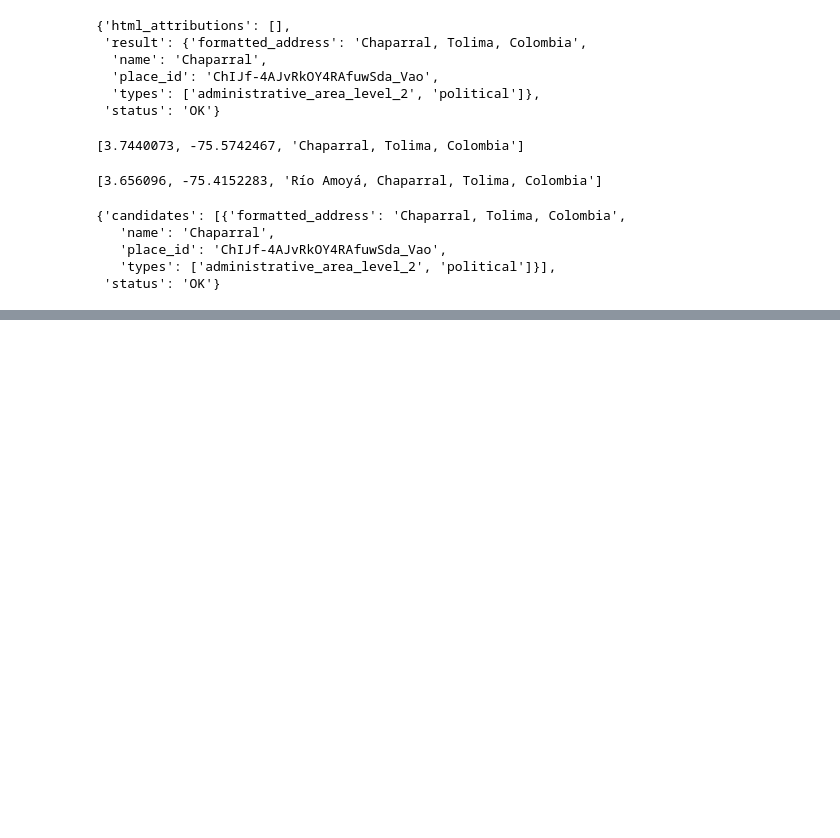
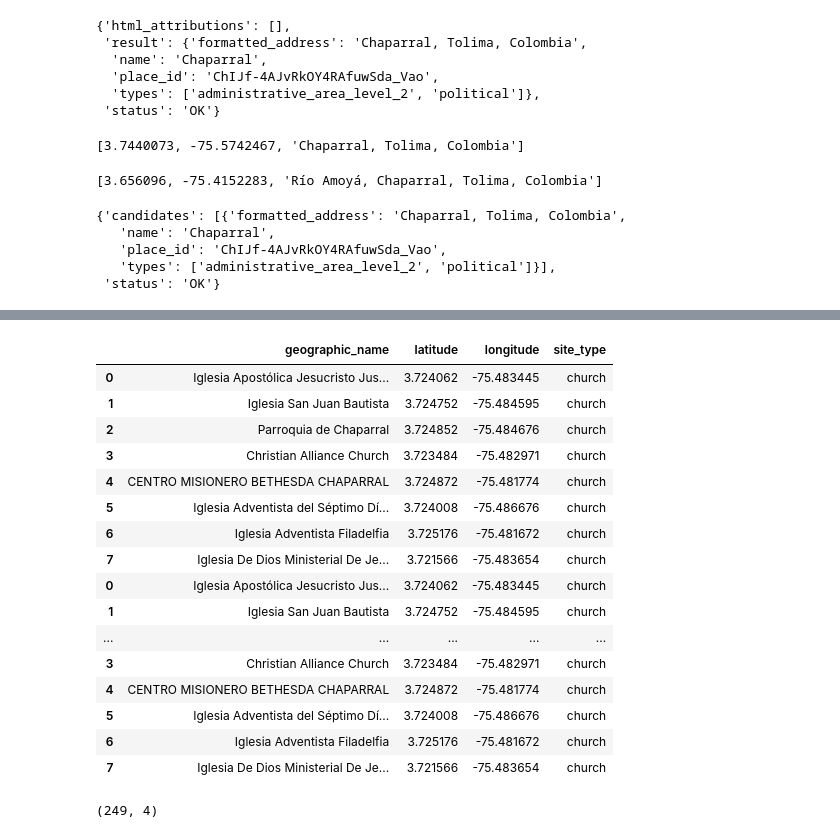
Before and after one commit to jcelis87/IGAC-team18, a Jupyter notebook: GoogleMaps/GoogleMaps_Example.ipynb, the cells around one changed output, grey strips where cells are left out. Saved outputs shown, nothing was run; the diff lists cells and outputs as text; code cells hidden in the pictures; blank space fills up the shorter version.

Commit message:
Create the google maps database

```diff
--- a/GoogleMaps/GoogleMaps_Example.ipynb
+++ b/GoogleMaps/GoogleMaps_Example.ipynb
@@ -156,0 +235,20 @@ ImportError: cannot import name 'GoogleMaps' from 'googlemaps' (/opt/anaconda3/l
+# %%
+df_empty
+# %% [output]
+|  | geographic_name | latitude | longitude | site_type |
+| 0 | Iglesia Apostólica Jesucristo Jus... | 3.724062 | -75.483445 | church |
+| 1 | Iglesia San Juan Bautista | 3.724752 | -75.484595 | church |
+| 2 | Parroquia de Chaparral | 3.724852 | -75.484676 | church |
+| 3 | Christian Alliance Church | 3.723484 | -75.482971 | church |
+| 4 | CENTRO MISIONERO BETHESDA CHAPARRAL | 3.724872 | -75.481774 | church |
+| 5 | Iglesia Adventista del Séptimo Dí... | 3.724008 | -75.486676 | church |
+| 6 | Iglesia Adventista Filadelfia | 3.725176 | -75.481672 | church |
+| 7 | Iglesia De Dios Ministerial De Je... | 3.721566 | -75.483654 | church |
+| 0 | Iglesia Apostólica Jesucristo Jus... | 3.724062 | -75.483445 | church |
+| 1 | Iglesia San Juan Bautista | 3.724752 | -75.484595 | church |
+| ... | ... | ... | ... | ... |
+| 3 | Christian Alliance Church | 3.723484 | -75.482971 | church |
+| 4 | CENTRO MISIONERO BETHESDA CHAPARRAL | 3.724872 | -75.481774 | church |
+| 5 | Iglesia Adventista del Séptimo Dí... | 3.724008 | -75.486676 | church |
+| 6 | Iglesia Adventista Filadelfia | 3.725176 | -75.481672 | church |
+| 7 | Iglesia De Dios Ministerial De Je... | 3.721566 | -75.483654 | church |
@@ -156,0 +359,4 @@ ImportError: cannot import name 'GoogleMaps' from 'googlemaps' (/opt/anaconda3/l
+# %%
+df_google.shape
+# %% [output]
+(249, 4)
```
Also changed, not shown: parts of 18 cells of this notebook, 2 other files.
